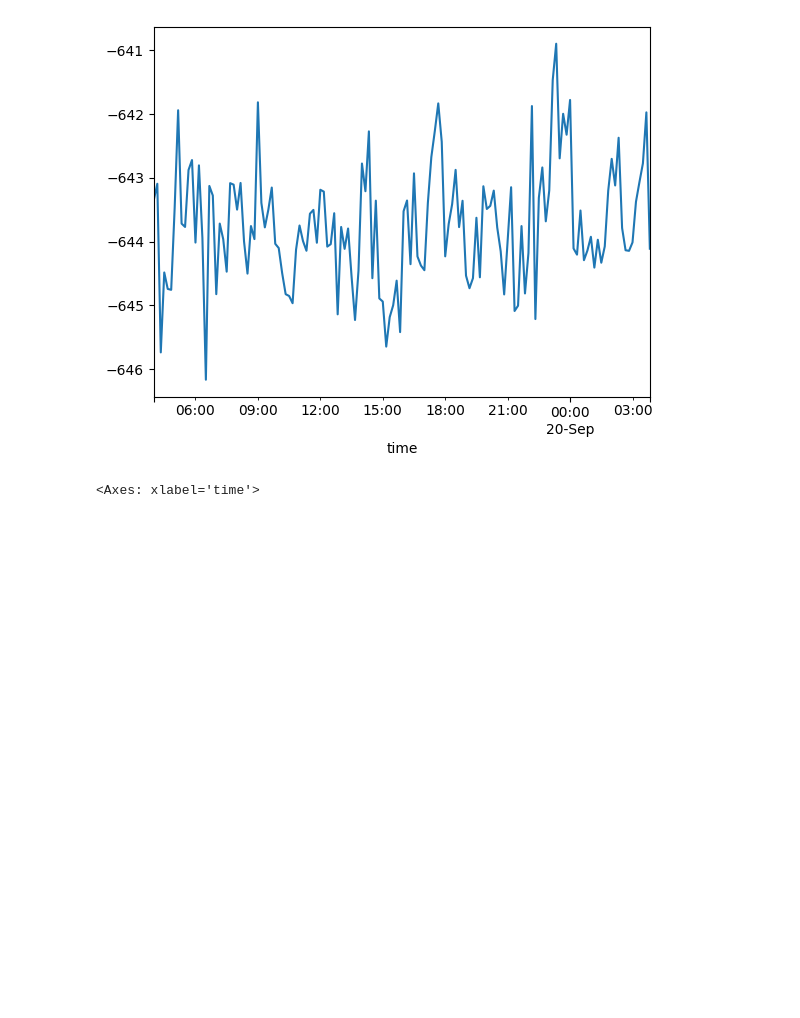
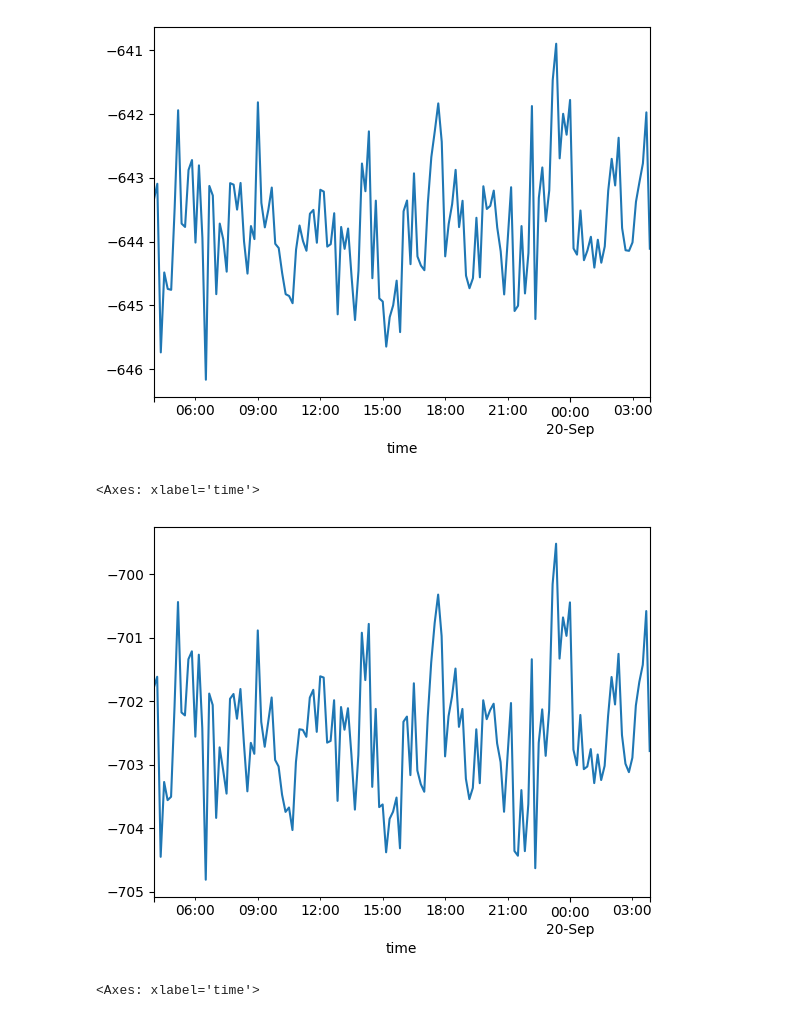
Before and after one commit to sculd/mean_reversal, a Jupyter notebook: var1.ipynb, the cells around one changed output. Drawn from its saved outputs; the diff is of its cells as text; code cells hidden in the pictures; blank space fills up the shorter version.

```diff
--- a/var1.ipynb
+++ b/var1.ipynb
@@ -112,5 +95,0 @@ var_predictability_matrix
-# %%
-var_eigen_vals, var_eigen_vecs = np.linalg.eig(var_predictability_matrix)
-
-asc = np.argsort(var_eigen_vals)
-var_eigen_vals, var_eigen_vecs = var_eigen_vals[asc], var_eigen_vecs[:, asc]
@@ -126,2 +96,16 @@ array([-0.03770649,  0.09883495, -0.39913313, -0.6893261 ,  0.59525805])
+# %%
+def get_var1_wgts(df):
+    cov = df.cov()
+    cov_inv = np.linalg.inv(cov)
+    cov_inv_sqrt = scipy.linalg.sqrtm(cov_inv)
+    autocov = calc_autocov_matrix(df.values, 1)
+    var_predictability = cov_inv_sqrt @ autocov @ cov @ autocov.T @ cov_inv_sqrt.T
+
+    var_eigen_vals, var_eigen_vecs = np.linalg.eig(var_predictability)
+
+    asc = np.argsort(var_eigen_vals)
+    var_eigen_vals, var_eigen_vecs = var_eigen_vals[asc], var_eigen_vecs[:, asc]
+    wgts = cov_inv_sqrt @ var_eigen_vecs
+    return var_eigen_vals, var_eigen_vecs, wgts
 # %% [markdown]
 # Portfolio graphs
@@ -135,0 +112,2 @@ df_close_symbols.tail(3)
+# %%
+var_eigen_vals, var_eigen_vecs, wgts = get_var1_wgts(df_close_symbols)
@@ -138,6 +133,11 @@ df_close_symbols.tail(3)
 # %% [output]
 <Axes: xlabel='time'>
 [figure]
+# %%
+((df_close_symbols) * wgts[:,0]).sum(axis=1).plot()
+# %% [output]
+<Axes: xlabel='time'>
+[figure, added]
 # %%
 ((df_close_symbols) * var_eigen_vecs[:,-1]).sum(axis=1).plot()
 # %% [output]
```
Also changed, not shown: parts of 10 cells of this notebook, 1 other file.
